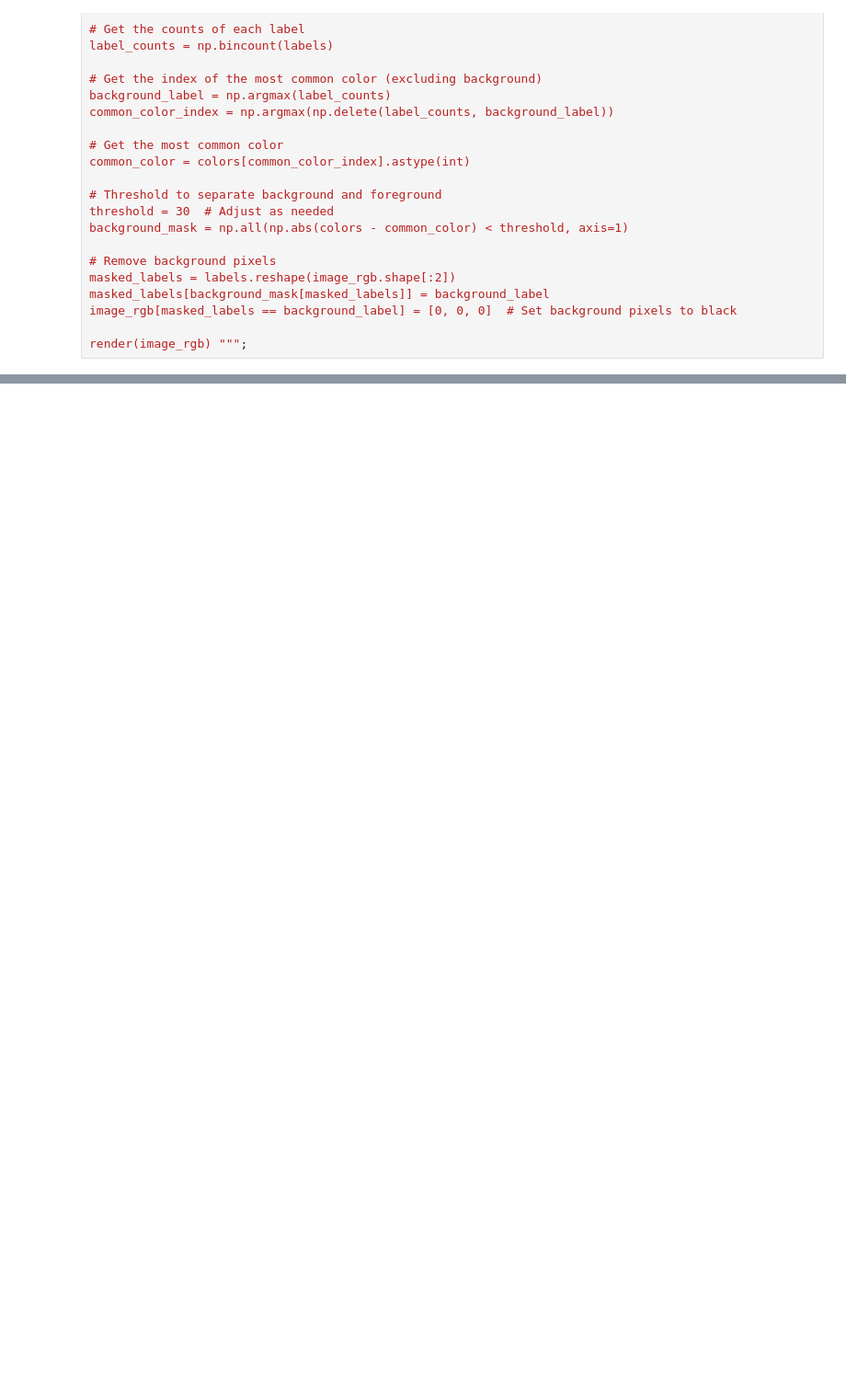
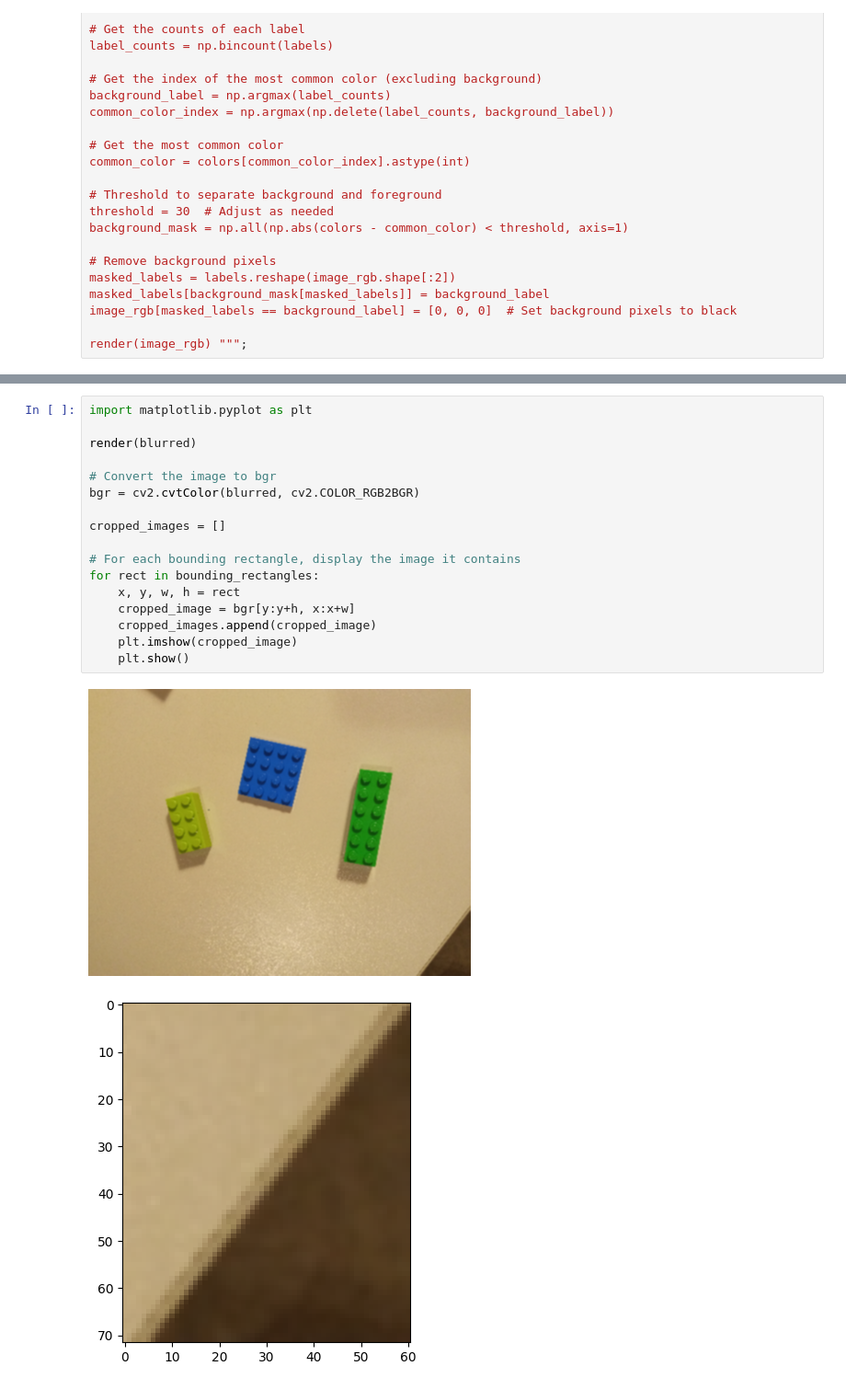
Before and after one commit to m21ark/vc_t1, a Jupyter notebook: mark.ipynb, the cells around one changed output, grey strips where cells are left out. Shown at 92% size. Drawn from its saved outputs; the diff is of its cells as text; blank space fills up the shorter version.

```diff
--- a/mark.ipynb
+++ b/mark.ipynb
@@ -198,0 +234,20 @@ Number of Lego pieces: 14
+# %%
+import matplotlib.pyplot as plt
+
+render(blurred)
+
+# Convert the image to bgr
+bgr = cv2.cvtColor(blurred, cv2.COLOR_RGB2BGR)
+
+cropped_images = []
+
+# For each bounding rectangle, display the image it contains
+for rect in bounding_rectangles:
+    x, y, w, h = rect
+    cropped_image = bgr[y:y+h, x:x+w]
+    cropped_images.append(cropped_image)
+    plt.imshow(cropped_image)
+    plt.show()
+# %% [output]
+[figure, added]
+[figure, added]
```
Also changed, not shown: parts of 12 cells of this notebook.
